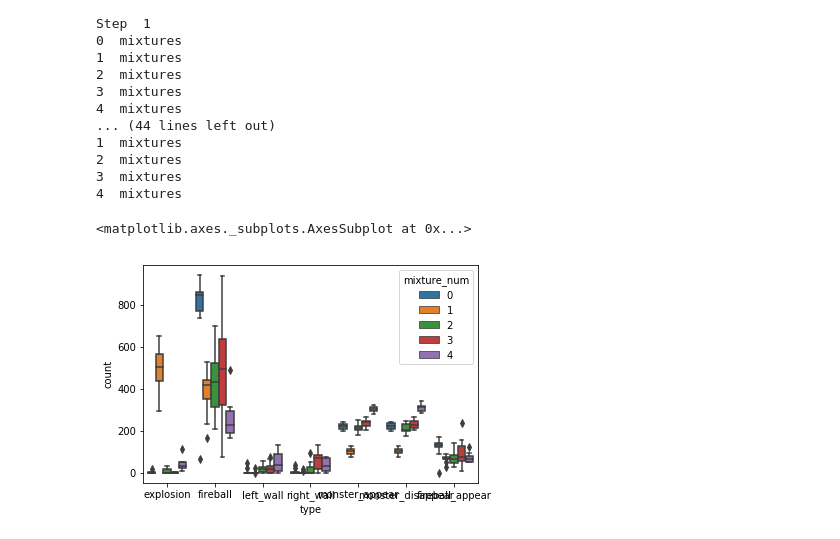
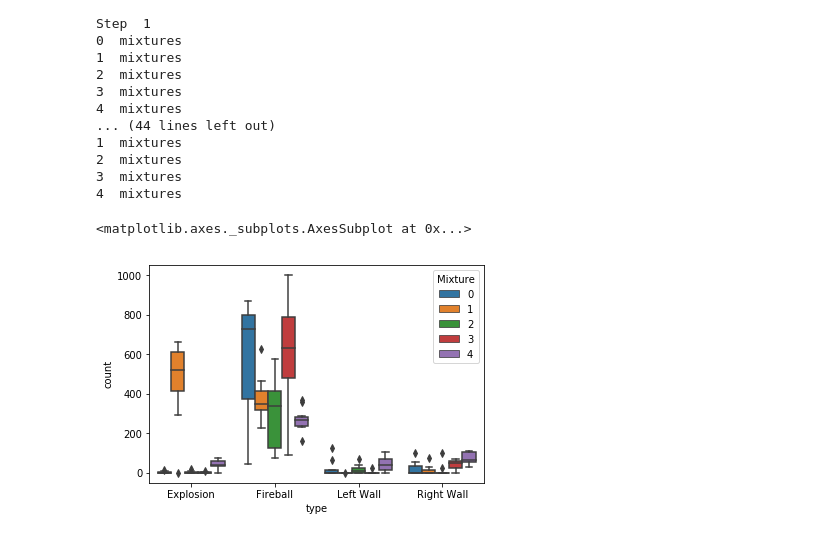
Before and after one commit to kaiolae/WorldModels, a Jupyter notebook: notebooks/Show Trained RNN Dreams.ipynb, the cells around one changed output. Drawn from its saved outputs; the diff is of its cells as text; code cells hidden in the pictures.

Commit message:
Commit of the final notebooks for publication

```diff
--- a/notebooks/Show Trained RNN Dreams.ipynb
+++ b/notebooks/Show Trained RNN Dreams.ipynb
@@ -220,12 +220,25 @@ Step  1
 # %%
 import pandas as pd
 import seaborn as sns
 #print(events_dicts)
-events_frame= pd.DataFrame(events_dicts)
-#events_frame = events_frame[events_frame.type != "fireball"]
+#Plotting observed "worlds" when committing to one mixture.
+events_frame_worlds= pd.DataFrame(events_dicts)
+events_frame_worlds = events_frame_worlds[events_frame_worlds.type != "fireball_appear"]
+events_frame_worlds = events_frame_worlds[events_frame_worlds.type != "fireball_disappear"]
+events_frame_worlds = events_frame_worlds[events_frame_worlds.type != "monster_appear"]
+events_frame_worlds = events_frame_worlds[events_frame_worlds.type != "monster_disappear"]
 #events_frame = events_frame[events_frame.type != "left_wall"]
 #events_frame = events_frame[events_frame.type != "right_wall"]
-sns.boxplot(x="type", y="count", hue="mixture_num", data=events_frame)
+
+#Changing event names for better appearance.
+events_frame_worlds['type'] = events_frame_worlds['type'].map({'explosion':'Explosion',
+                                                                   'left_wall': 'Left Wall',
+                                                                   'right_wall': 'Right Wall',
+                                                                   'fireball': 'Fireball'
+})
+events_frame_worlds=events_frame_worlds.rename(columns={"mixture_num":"Mixture"})
+
+sns.boxplot(x="type", y="count", hue="Mixture", data=events_frame_worlds)
 # %% [output]
 <matplotlib.axes._subplots.AxesSubplot at 0x...>
-[figure, old version]
+[figure, new version]
```
Also changed, not shown: parts of 10 cells of this notebook, 7 other files.
